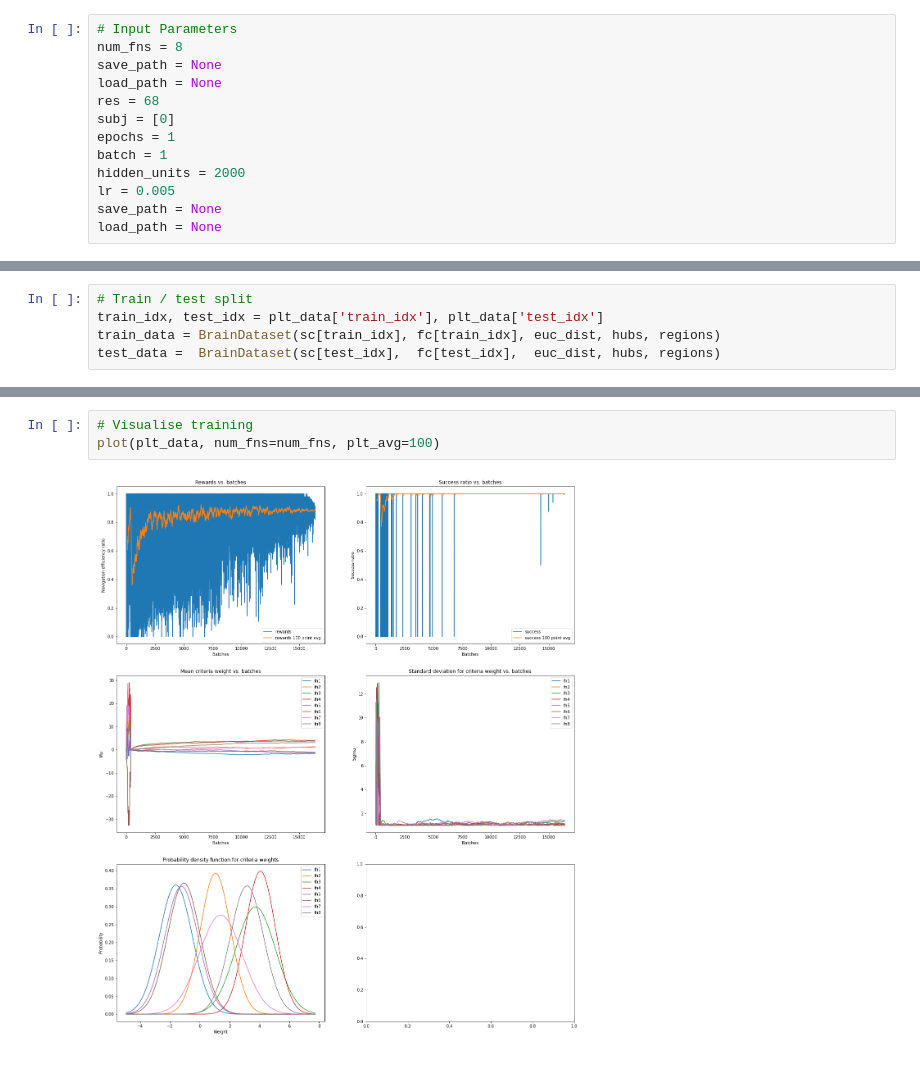
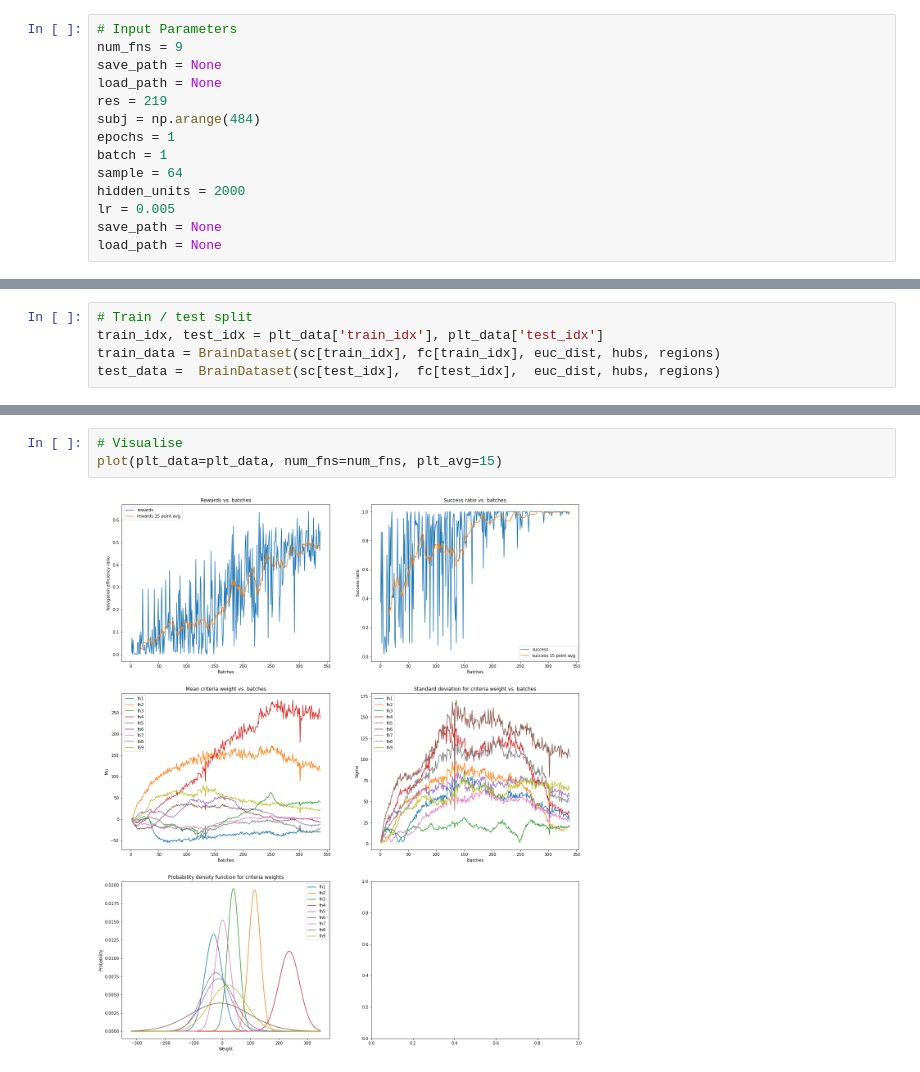
Before and after one commit to Alex-MobileApps/preferred-paths, a Jupyter notebook: demo_ml.ipynb, the cells around one changed output, grey strips where cells are left out. Saved outputs shown, nothing was run; the diff lists cells and outputs as text.

```diff
--- a/demo_ml.ipynb
+++ b/demo_ml.ipynb
@@ -7,13 +7,14 @@ from ml import BrainDataset, PolicyEstimator, reinforce
 from cust_plot import plot
 # %%
 # Input Parameters
-num_fns = 8
+num_fns = 9
 save_path = None
 load_path = None
-res = 68
-subj = [0]
+res = 219
+subj = np.arange(484)
 epochs = 1
 batch = 1
+sample = 64
 hidden_units = 2000
 lr = 0.005
 save_path = None
@@ -77,5 +62,5 @@ Part 2: Full brain...
 # %%
-# Visualise training
-plot(plt_data, num_fns=num_fns, plt_avg=100)
+# Visualise
+plot(plt_data=plt_data, num_fns=num_fns, plt_avg=15)
 # %% [output]
-[figure, old version]
+[figure, new version]
```
Also changed, not shown: parts of 6 cells of this notebook, 3 other files.
